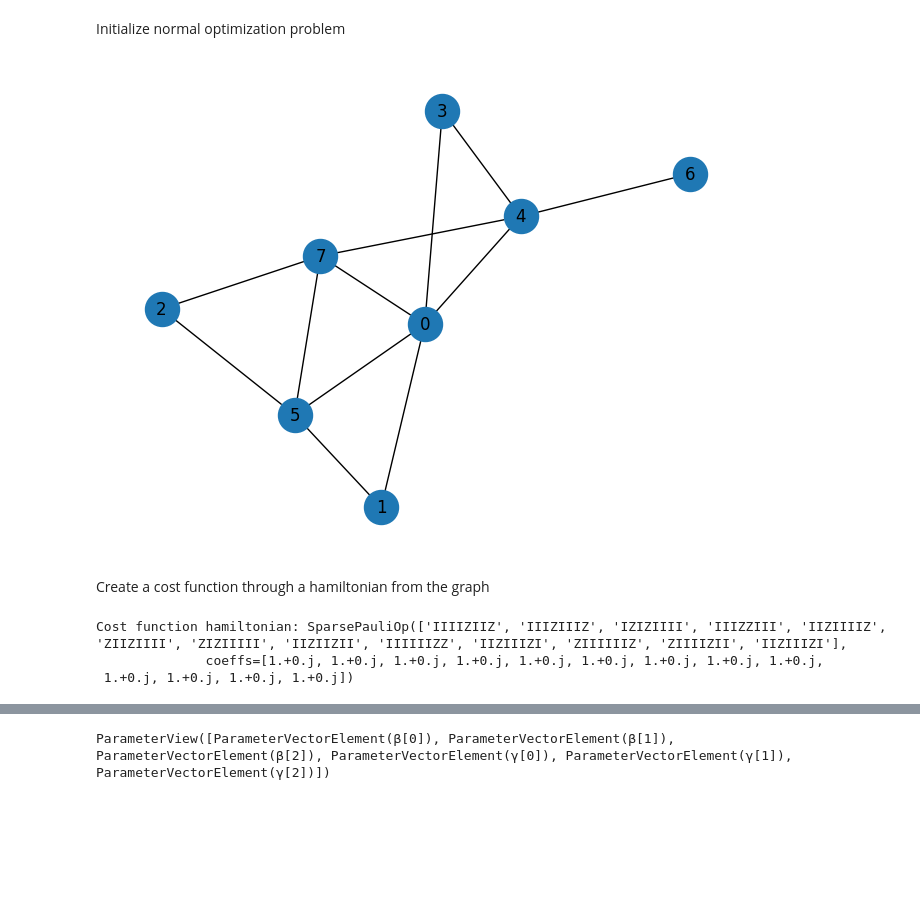
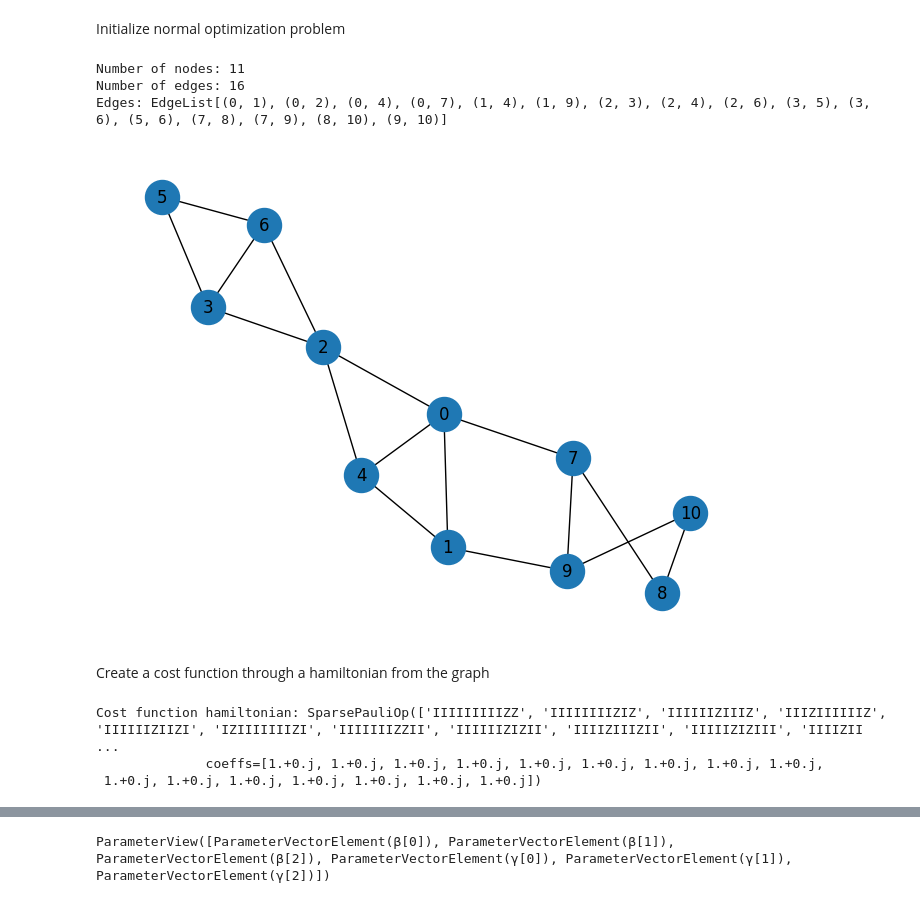
Before and after one commit to Smeidir/QAOA, a Jupyter notebook: MaxCutQaoa.ipynb, the cells around one changed output, grey strips where cells are left out. Cells and saved outputs as stored; diff of their text form; code cells hidden in the pictures; blank space fills up the shorter version.

```diff
--- a/MaxCutQaoa.ipynb
+++ b/MaxCutQaoa.ipynb
@@ -18,36 +18,43 @@ def make_default_graph(nodes = 4):
     graph.add_edges_from(edge_list)
     return graph
 
 def make_random_graph(nodes = 5):
     default_weight = 1
     graph = rx.PyGraph()
     rng = np.random.default_rng(seed = 173)
     graph.add_nodes_from(np.arange(0,nodes,1))
     edge_list= [(random.randint(0,nodes-1),random.randint(0,nodes-1),1) for _ in range(2*nodes)]
 
     edge_list = [edge for edge in edge_list if (edge[1],edge[0],1.0) not in edge_list] #remove dupes
 #TODO: lage det til et set
 
     graph.add_edges_from(edge_list)
 
     while not is_connected(graph):
         #naive function iteratively adds edges until the graph is connected. can be immensely improved but runs fast enough
         edge = (random.randint(0,nodes-1),random.randint(0,nodes-1),1)
         mirror_edge = (edge[1],edge[0],1.0)
 
         if edge not in graph.edge_list() and mirror_edge not in graph.edge_list(): #adding, but avoiding dupes
             graph.add_edges_from([(random.randint(0,nodes-1),random.randint(0,nodes-1),1) for _ in range(1)])
 
     return graph
-
-num_qubits =8
+from load_data import load_graph_from_csv
+num_qubits =11
 depth = 3
 graph = make_random_graph(num_qubits)
 
+graph = load_graph_from_csv('data/11_nodes_links_scand.csv')
+print("Number of nodes:", graph.num_nodes())
+print("Number of edges:", graph.num_edges())
+print("Edges:", graph.edge_list())
 
 draw_graph(graph, node_size = 600, with_labels = True)
 # %% [output]
+Number of nodes: 11
+Number of edges: 16
+Edges: EdgeList[(0, 1), (0, 2), (0, 4), (0, 7), (1, 4), (1, 9), (2, 3), (2, 4), (2, 6), (3, 5), (3, 6), (5, 6), (7, 8), (7, 9), (8, 10), (9, 10)]
-[figure, old version]
+[figure, new version]
 # %% [markdown]
 Create a cost function through a hamiltonian from the graph
 # %%
@@ -75,9 +82,9 @@ cost_hamiltonian = SparsePauliOp.from_list(max_cut_paulis)
 
 print("Cost function hamiltonian:", cost_hamiltonian)
 # %% [output]
-Cost function hamiltonian: SparsePauliOp(['IIIIZIIZ', 'IIIZIIIZ', 'IZIZIIII', 'IIIZZIII', 'IIZIIIIZ', 'ZIIZIIII', 'ZIZIIIII', 'IIZIIZII', 'IIIIIIZZ', 'IIZIIIZI', 'ZIIIIIIZ', 'ZIIIIZII', 'IIZIIIZI'],
+Cost function hamiltonian: SparsePauliOp(['IIIIIIIIIZZ', 'IIIIIIIIZIZ', 'IIIIIIZIIIZ', 'IIIZIIIIIIZ', 'IIIIIIZIIZI', 'IZIIIIIIIZI', 'IIIIIIIZZII', 'IIIIIIZIZII', 'IIIIZIIIZII', 'IIIIIZIZIII', 'IIIIZII ...
               coeffs=[1.+0.j, 1.+0.j, 1.+0.j, 1.+0.j, 1.+0.j, 1.+0.j, 1.+0.j, 1.+0.j, 1.+0.j,
- 1.+0.j, 1.+0.j, 1.+0.j, 1.+0.j])
+ 1.+0.j, 1.+0.j, 1.+0.j, 1.+0.j, 1.+0.j, 1.+0.j, 1.+0.j])
 # %%
 from qiskit.circuit.library import QAOAAnsatz
 
```
Also changed, not shown: parts of 17 cells of this notebook, 10 other files.
